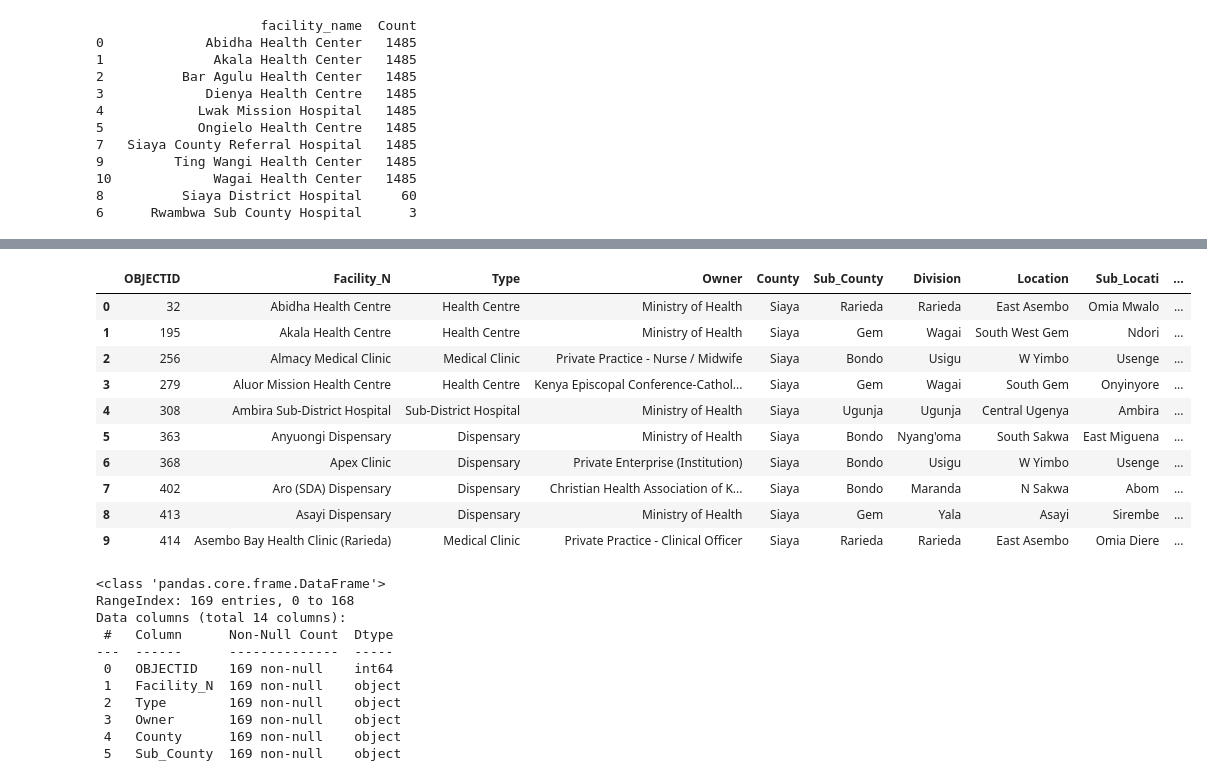
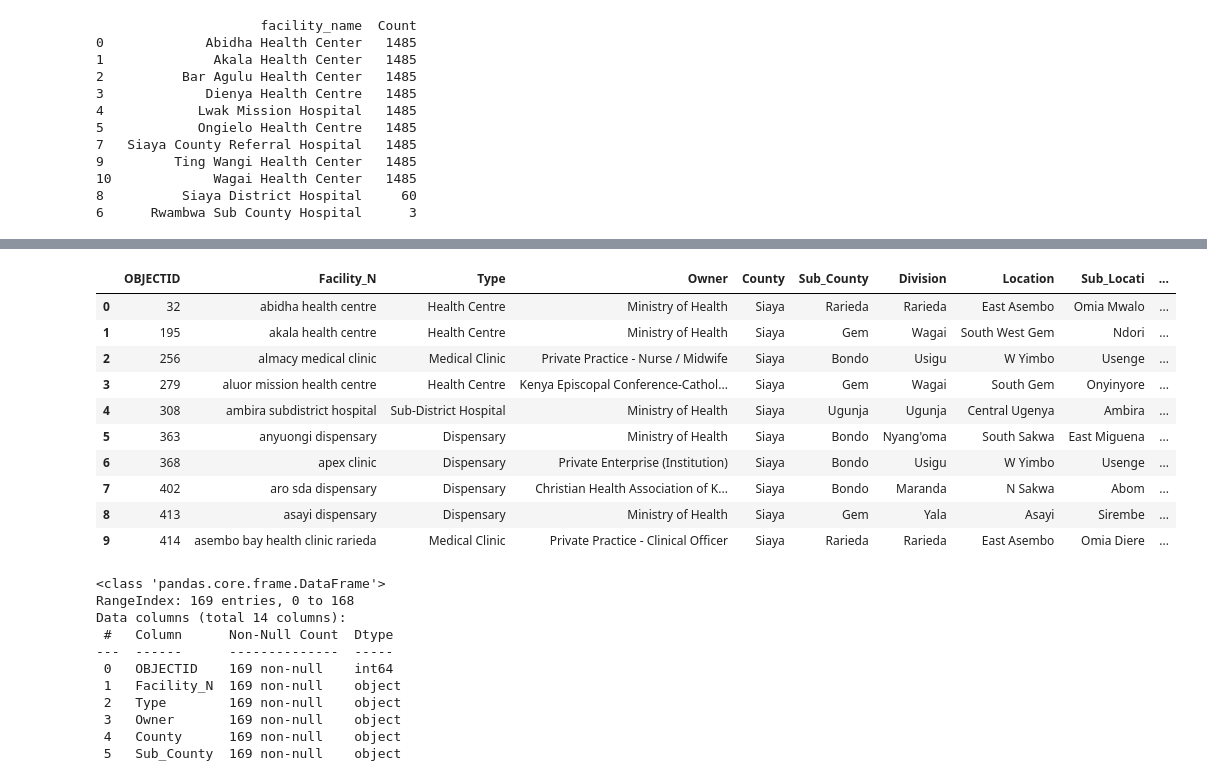
Before and after one commit to Dr-andai/sites-and-cities, a Jupyter notebook: naive.ipynb, the cells around one changed output, grey strips where cells are left out. Drawn from its saved outputs; the diff is of its cells as text; code cells hidden in the pictures.

Commit message:
Cleaned data, added map png

```diff
--- a/naive.ipynb
+++ b/naive.ipynb
@@ -346,0 +378,10 @@ print(grouped_facility)
+# %%
+# Remain with names of caility, trim away the halth, centre, hospital
+grouped_facility['facility_name'] = grouped_facility['facility_name'].str.replace('centre','')
+grouped_facility['facility_name'] = grouped_facility['facility_name'].str.replace('health','')
+grouped_facility['facility_name'] = grouped_facility['facility_name'].str.replace('hospital','')
+grouped_facility['facility_name'] = grouped_facility['facility_name'].str.replace('referral','')
+grouped_facility['facility_name'] = grouped_facility['facility_name'].str.replace('ting wangi','tingwangi')
+grouped_facility['facility_name'] = grouped_facility['facility_name'].str.replace('sub county','')
+grouped_facility['facility_name'] = grouped_facility['facility_name'].str.strip()
+print(grouped_facility)
@@ -362,0 +429,12 @@ siaya_pd.head(10)
+# %%
+# Data Cleaning
+# Convert facility name to lower case
+siaya_pd['Facility_N'] = siaya_pd['Facility_N'].str.lower()
+
+# Remove punctuation marks
+siaya_pd['Facility_N'] = siaya_pd['Facility_N'].apply(remove_punctuation)
+
+
+siaya_pd.head(10)
+
+# siaya_pd.to_csv('update_siaya', index=False)
@@ -363,23 +453,23 @@ siaya_pd.head(10)
 # %%
+# Search Grouped Facilities in Siaya_pd data set
 
-# proper cleaning of data needed
-strings = ['Abidha','Akala','Agulu','Dienya','Lwak','Ongielo','Siaya County','Ting','Wagai','Siaya District','Rwambwa']
+strings = grouped_facility['facility_name'].tolist()
+# print(strings)
 
 siaya_pd['Is_Study'] = siaya_pd['Facility_N'].str.contains('|'.join(strings), case=False)
-
 siaya_pd.head(10)
 # %% [output]
 |  | OBJECTID | Facility_N | Type | Owner | County | Sub_County | Division | Location | Sub_Locati | ... |
-| 0 | 32 | Abidha Health Centre | Health Centre | Ministry of Health | Siaya | Rarieda | Rarieda | East Asembo | Omia Mwalo | ... |
-| 1 | 195 | Akala Health Centre | Health Centre | Ministry of Health | Siaya | Gem | Wagai | South West Gem | Ndori | ... |
-| 2 | 256 | Almacy Medical Clinic | Medical Clinic | Private Practice - Nurse / Midwife | Siaya | Bondo | Usigu | W Yimbo | Usenge | ... |
-| 3 | 279 | Aluor Mission Health Centre | Health Centre | Kenya Episcopal Conference-Cathol... | Siaya | Gem | Wagai | South Gem | Onyinyore | ... |
-| 4 | 308 | Ambira Sub-District Hospital | Sub-District Hospital | Ministry of Health | Siaya | Ugunja | Ugunja | Central Ugenya | Ambira | ... |
-| 5 | 363 | Anyuongi Dispensary | Dispensary | Ministry of Health | Siaya | Bondo | Nyang'oma | South Sakwa | East Miguena | ... |
-| 6 | 368 | Apex Clinic | Dispensary | Private Enterprise (Institution) | Siaya | Bondo | Usigu | W Yimbo | Usenge | ... |
-| 7 | 402 | Aro (SDA) Dispensary | Dispensary | Christian Health Association of K... | Siaya | Bondo | Maranda | N Sakwa | Abom | ... |
-| 8 | 413 | Asayi Dispensary | Dispensary | Ministry of Health | Siaya | Gem | Yala | Asayi | Sirembe | ... |
-| 9 | 414 | Asembo Bay Health Clinic (Rarieda) | Medical Clinic | Private Practice - Clinical Officer | Siaya | Rarieda | Rarieda | East Asembo | Omia Diere | ... |
+| 0 | 32 | abidha health centre | Health Centre | Ministry of Health | Siaya | Rarieda | Rarieda | East Asembo | Omia Mwalo | ... |
+| 1 | 195 | akala health centre | Health Centre | Ministry of Health | Siaya | Gem | Wagai | South West Gem | Ndori | ... |
+| 2 | 256 | almacy medical clinic | Medical Clinic | Private Practice - Nurse / Midwife | Siaya | Bondo | Usigu | W Yimbo | Usenge | ... |
+| 3 | 279 | aluor mission health centre | Health Centre | Kenya Episcopal Conference-Cathol... | Siaya | Gem | Wagai | South Gem | Onyinyore | ... |
+| 4 | 308 | ambira subdistrict hospital | Sub-District Hospital | Ministry of Health | Siaya | Ugunja | Ugunja | Central Ugenya | Ambira | ... |
+| 5 | 363 | anyuongi dispensary | Dispensary | Ministry of Health | Siaya | Bondo | Nyang'oma | South Sakwa | East Miguena | ... |
+| 6 | 368 | apex clinic | Dispensary | Private Enterprise (Institution) | Siaya | Bondo | Usigu | W Yimbo | Usenge | ... |
+| 7 | 402 | aro sda dispensary | Dispensary | Christian Health Association of K... | Siaya | Bondo | Maranda | N Sakwa | Abom | ... |
+| 8 | 413 | asayi dispensary | Dispensary | Ministry of Health | Siaya | Gem | Yala | Asayi | Sirembe | ... |
+| 9 | 414 | asembo bay health clinic rarieda | Medical Clinic | Private Practice - Clinical Officer | Siaya | Rarieda | Rarieda | East Asembo | Omia Diere | ... |
 # %%
 # Import follium for analysis of data using geo mapping
 import folium
```
Also changed, not shown: parts of 7 cells of this notebook, 4 other files.
